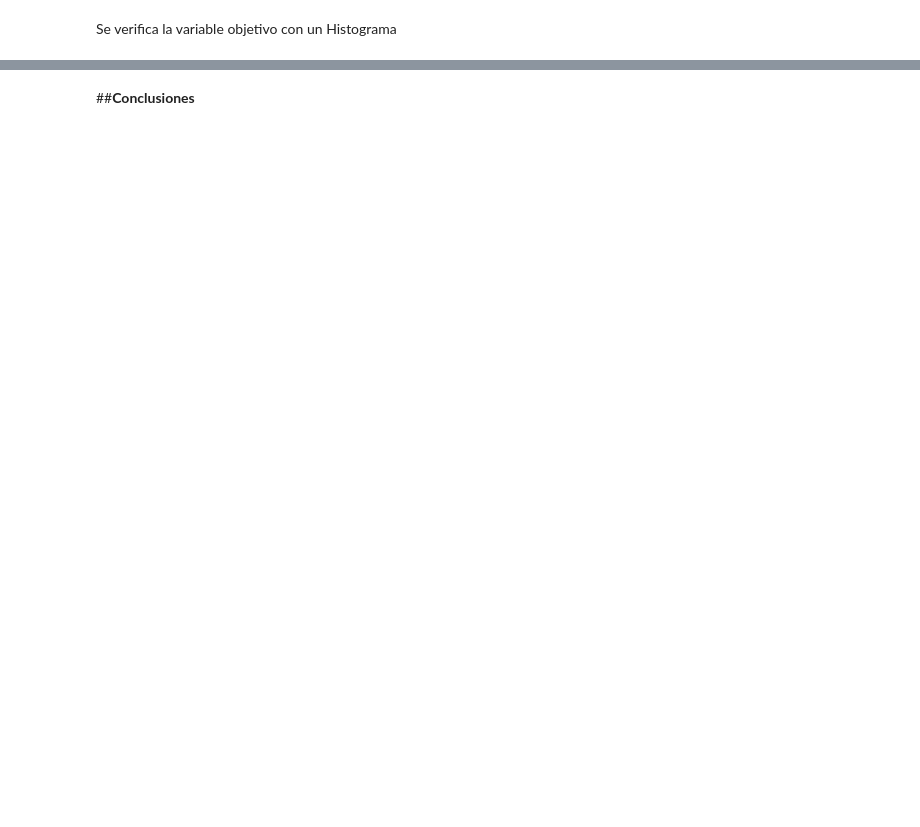
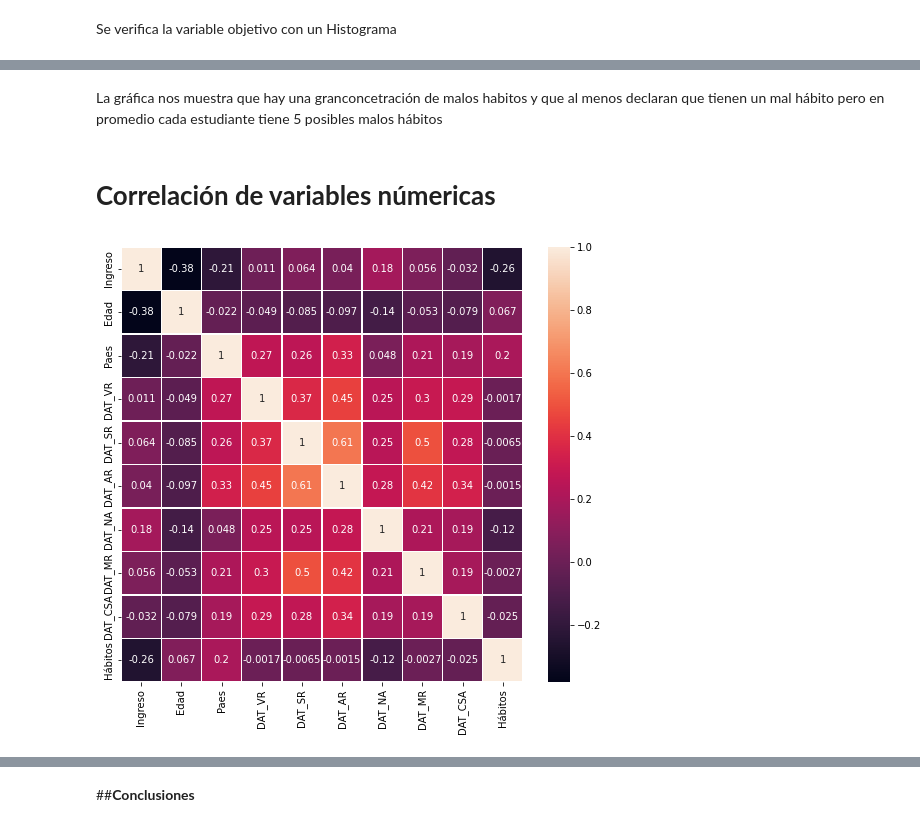
Before and after one commit to MarvinLopezOsorio/AnaliticaPredictiva_TrabajoFinal, a Jupyter notebook: Trabajo Final.ipynb, the cells around one changed output, grey strips where cells are left out. Cells and saved outputs as stored; diff of their text form; code cells hidden in the pictures; blank space fills up the shorter version.

```diff
--- a/Trabajo Final.ipynb
+++ b/Trabajo Final.ipynb
@@ -172,2 +173,3 @@ Se procede a eliminar dicha columna del dataframe
 # %%
-datos=datos.drop(columns=['Segunda_carrera'])
+datos=datos.drop(columns=['Segunda_carrera','Estado','Estado_actual','CUM','Avance'])
+datos.isna().sum().sort_values()
@@ -208,0 +249,7 @@ Se tiene más Aprobados que Reprobados, y es cercano al doble
+# %%
+datos['DAT_VR']=np.sqrt(datos.DAT_VR)
+datos['DAT_SR']=np.sqrt(datos.DAT_SR)
+datos['DAT_AR']=np.sqrt(datos.DAT_AR)
+datos['DAT_NA']=np.sqrt(datos.DAT_NA)
+datos['DAT_MR']=np.sqrt(datos.DAT_MR)
+datos['DAT_CSA']=np.sqrt(datos.DAT_CSA)
@@ -208,0 +304,15 @@ Se tiene más Aprobados que Reprobados, y es cercano al doble
+# %% [markdown]
+La gráfica nos muestra que hay una granconcetración de malos habitos y que al menos declaran que tienen un mal hábito pero en promedio cada estudiante tiene 5 posibles malos hábitos
+# %% [markdown]
+# **Correlación de variables númericas**
+# %%
+corr_matrix = datos.select_dtypes(include=['float64', 'int']).corr(method='pearson')
+# %%
+plt.figure(figsize=(9,8))
+sns.heatmap(corr_matrix,
+            annot=True,
+            linewidths=.5)
+
+plt.show()
+# %% [output]
+[figure, added]
```
Also changed, not shown: parts of 21 cells of this notebook.
